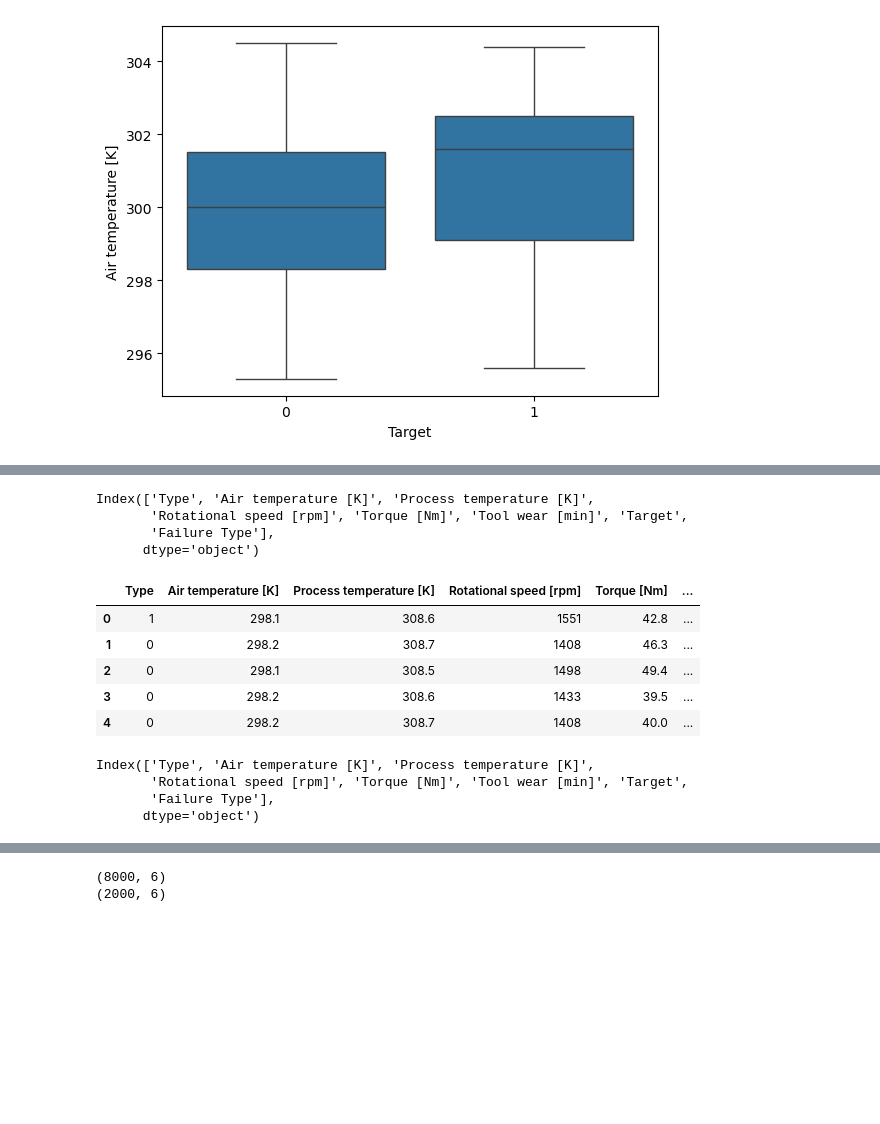
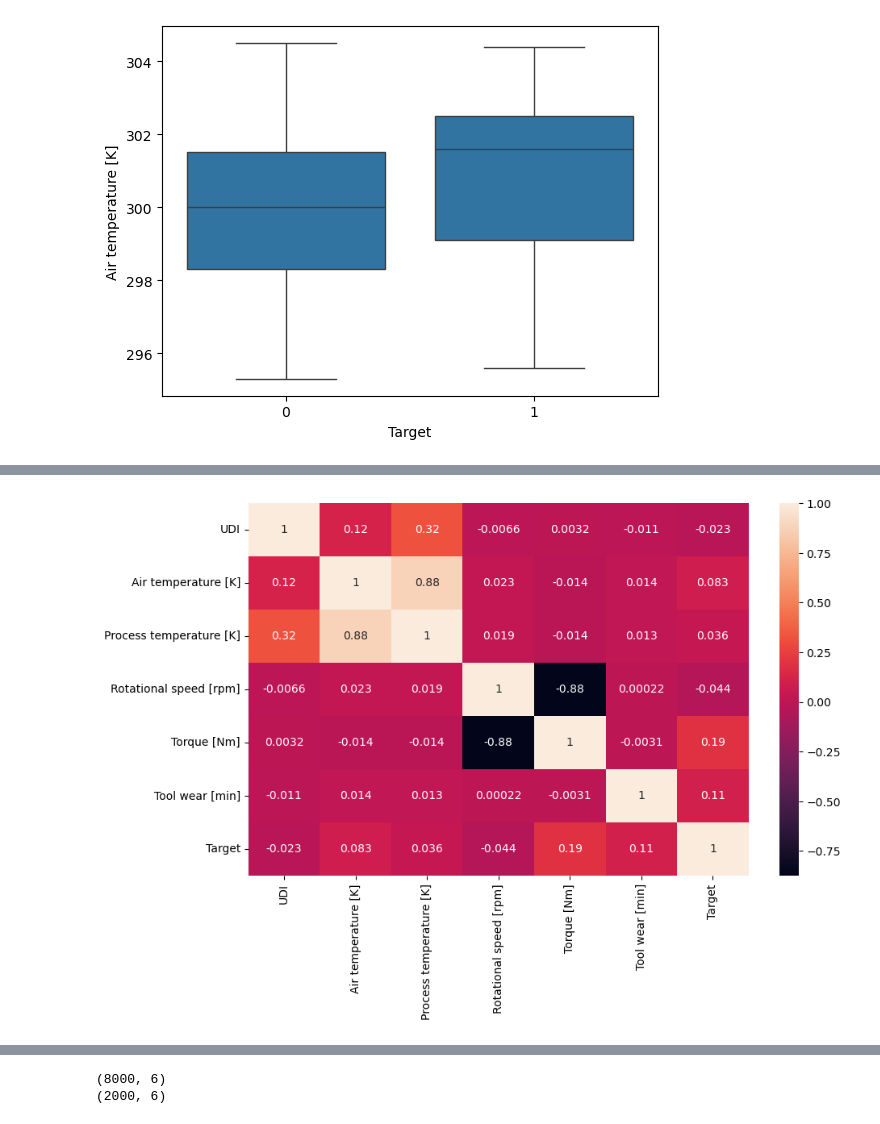
Before and after one commit to Binduathyam/machine-failure-prediction, a Jupyter notebook: predictive_maintenance_project.ipynb, the cells around one changed output, grey strips where cells are left out. Saved outputs shown, nothing was run; the diff lists cells and outputs as text; code cells hidden in the pictures; blank space fills up the shorter version.

```diff
--- a/predictive_maintenance_project.ipynb
+++ b/predictive_maintenance_project.ipynb
@@ -162,30 +159,22 @@ df.head()
 # %%
-df.columns
+plt.figure(figsize=(10,6))
+
+sns.heatmap(
+    df.select_dtypes(include="number").corr(),
+    annot=True
+)
+
+plt.show()
 # %% [output]
-Index(['Type', 'Air temperature [K]', 'Process temperature [K]',
-       'Rotational speed [rpm]', 'Torque [Nm]', 'Tool wear [min]', 'Target',
-       'Failure Type'],
-      dtype='object')
+[figure, added]
 # %%
-df["Type"] = df["Type"].replace({
-    "L": 0,
-    "M": 1,
-    "H": 2
-})
-
-df.head()
+df = df.drop(
+    columns=["UDI", "Product ID"]
+)
-# %% [output]
-|  | Type | Air temperature [K] | Process temperature [K] | Rotational speed [rpm] | Torque [Nm] | ... |
-| 0 | 1 | 298.1 | 308.6 | 1551 | 42.8 | ... |
-| 1 | 0 | 298.2 | 308.7 | 1408 | 46.3 | ... |
-| 2 | 0 | 298.1 | 308.5 | 1498 | 49.4 | ... |
-| 3 | 0 | 298.2 | 308.6 | 1433 | 39.5 | ... |
-| 4 | 0 | 298.2 | 308.7 | 1408 | 40.0 | ... |
 # %%
-df.columns
+df["Type"] = df["Type"].replace({
+    "L": 0,
+    "M": 1,
+    "H": 2
+})
-# %% [output]
-Index(['Type', 'Air temperature [K]', 'Process temperature [K]',
-       'Rotational speed [rpm]', 'Torque [Nm]', 'Tool wear [min]', 'Target',
-       'Failure Type'],
-      dtype='object')
 # %%
```
Also changed, not shown: parts of 49 cells of this notebook, 14 other files.
